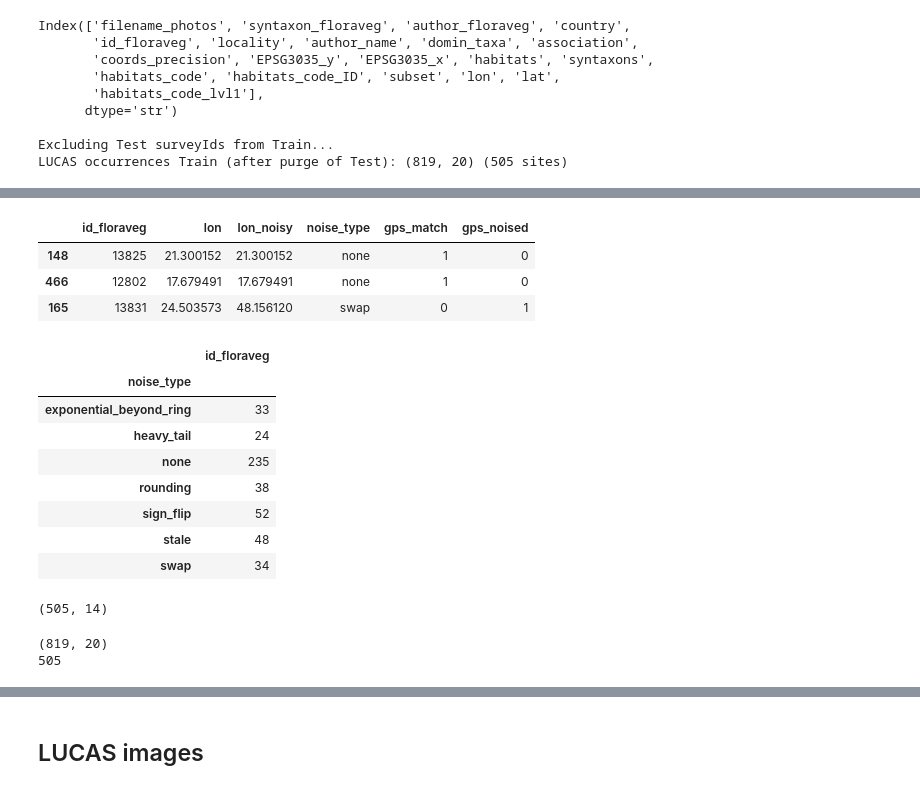
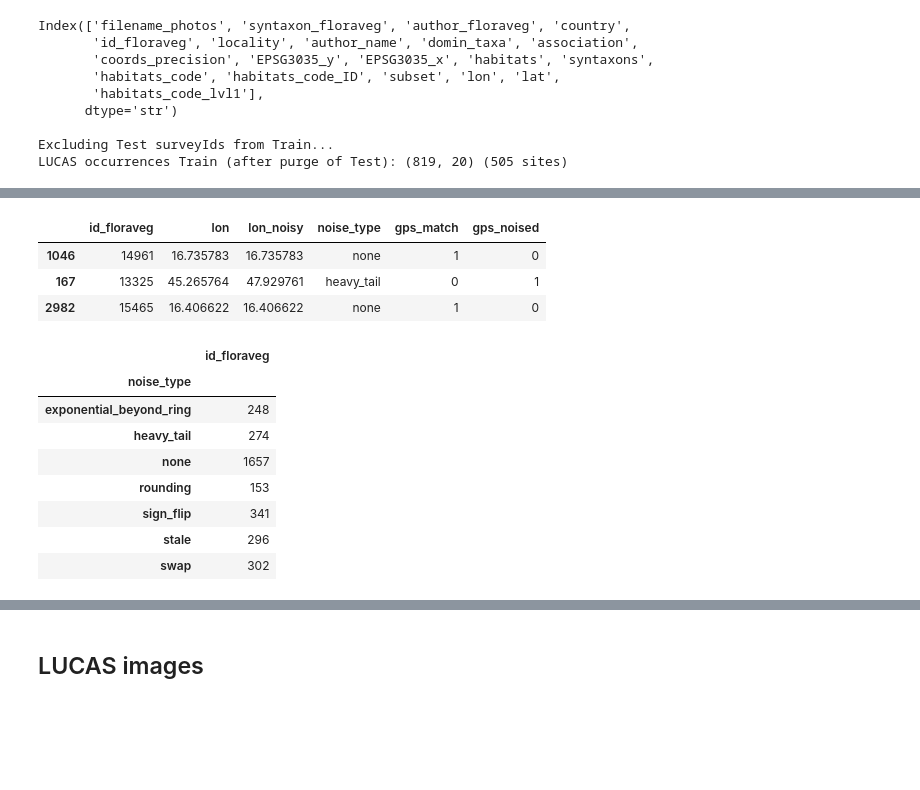
Before and after one commit to plantnet/malpolon, a Jupyter notebook: examples/custom_train/multiscale_jrc/Pre-processing_error_detection.ipynb, the cells around one changed output, grey strips where cells are left out. Drawn from its saved outputs; the diff is of its cells as text; code cells hidden in the pictures; blank space fills up the shorter version.

```diff
--- a/examples/custom_train/multiscale_jrc/Pre-processing_error_detection.ipynb
+++ b/examples/custom_train/multiscale_jrc/Pre-processing_error_detection.ipynb
@@ -343,6 +343,6 @@ for seed in tqdm(seeds, 'Random seeds processed'):
 
 # print(f'Train-val size: {df_floraveg_train_val_noisy_gps.shape}')
 # display(df_floraveg_train_val_noisy_gps.sample(3)[['id', 'lon', 'lon_noisy', 'noise_type', 'gps_match', 'gps_noised']])
-print(f'Test size: {df_floraveg_test_noisy_gps.shape}')
-display(df_floraveg_test_noisy_gps.sample(3)[['id_floraveg', 'lon', 'lon_noisy', 'noise_type', 'gps_match', 'gps_noised']])
+print(f'Test size: {df_floraveg_train_val_noisy_gps.shape}')
+display(df_floraveg_train_val_noisy_gps.sample(3)[['id_floraveg', 'lon', 'lon_noisy', 'noise_type', 'gps_match', 'gps_noised']])
 # %% [output]
@@ -350,26 +351,16 @@ Test size: (505, 14)
 |  | id_floraveg | lon | lon_noisy | noise_type | gps_match | gps_noised |
-| 148 | 13825 | 21.300152 | 21.300152 | none | 1 | 0 |
-| 466 | 12802 | 17.679491 | 17.679491 | none | 1 | 0 |
-| 165 | 13831 | 24.503573 | 48.156120 | swap | 0 | 1 |
+| 1046 | 14961 | 16.735783 | 16.735783 | none | 1 | 0 |
+| 167 | 13325 | 45.265764 | 47.929761 | heavy_tail | 0 | 1 |
+| 2982 | 15465 | 16.406622 | 16.406622 | none | 1 | 0 |
 # %%
-df_floraveg_test_noisy_gps[['id_floraveg', 'noise_type']].groupby('noise_type').count()
+df_floraveg_train_val_noisy_gps[['id_floraveg', 'noise_type']].groupby('noise_type').count()
 # %% [output]
 |  | id_floraveg |
 | noise_type |  |
-| exponential_beyond_ring | 33 |
-| heavy_tail | 24 |
-| none | 235 |
-| rounding | 38 |
-| sign_flip | 52 |
-| stale | 48 |
-| swap | 34 |
+| exponential_beyond_ring | 248 |
+| heavy_tail | 274 |
+| none | 1657 |
+| rounding | 153 |
+| sign_flip | 341 |
+| stale | 296 |
+| swap | 302 |
-# %%
-df_floraveg_test_noisy_gps.shape
-# %% [output]
-(505, 14)
-# %%
-print(df_floraveg_test.shape)
-print(df_floraveg_test['id_floraveg'].nunique())
-# %% [output]
-(819, 20)
-505
```
Also changed, not shown: parts of 5 cells of this notebook, 30 other files.
